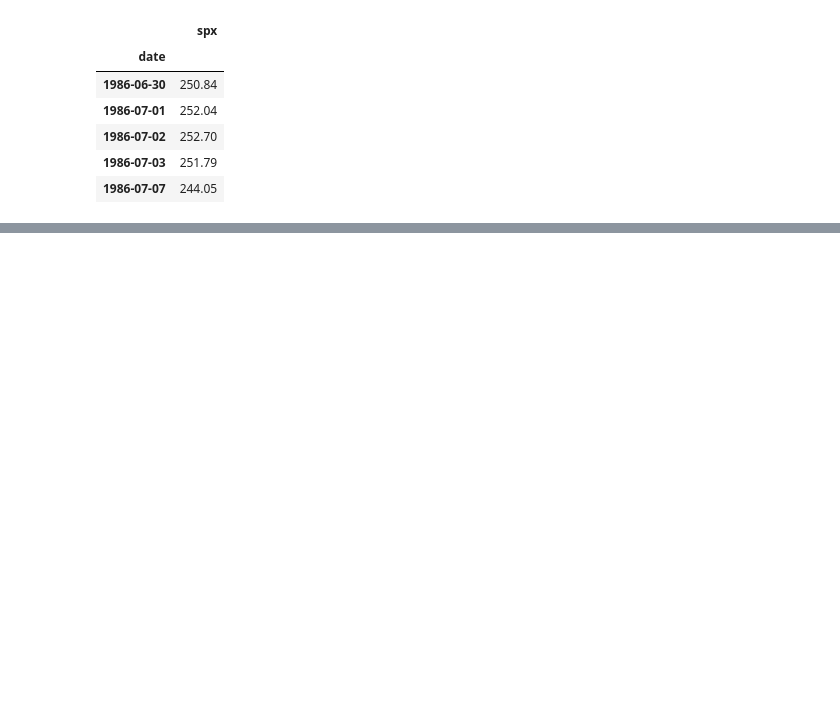
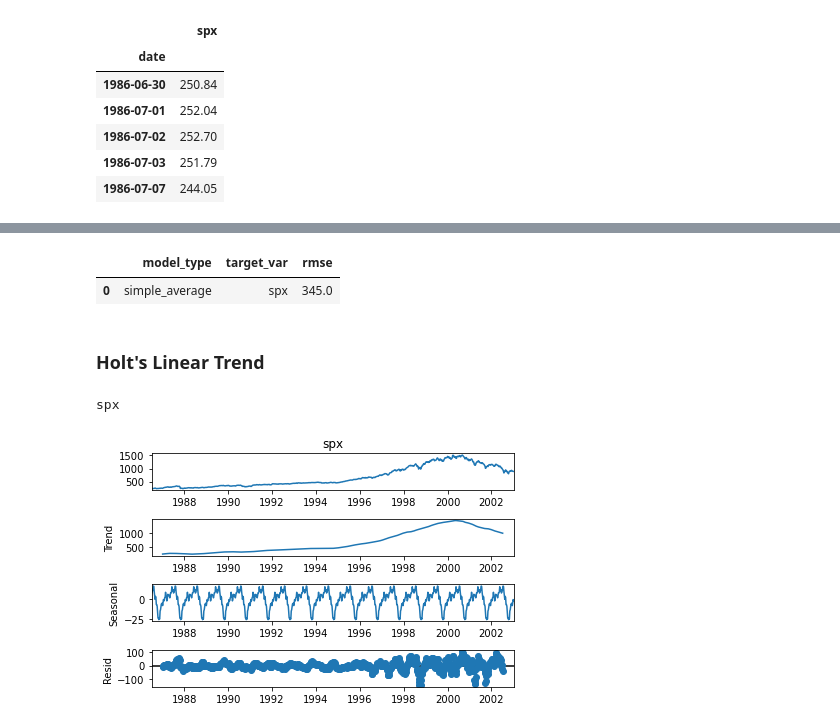
Before and after one commit to lukewbecker/time-series-exercises, a Jupyter notebook: model_exercises.ipynb, the cells around one changed output, grey strips where cells are left out. Saved outputs shown, nothing was run; the diff lists cells and outputs as text; code cells hidden in the pictures; blank space fills up the shorter version.

```diff
--- a/model_exercises.ipynb
+++ b/model_exercises.ipynb
@@ -304,0 +431,19 @@ train.head()
+# %%
+min_rmse_stocks = eval_df.groupby('target_var')['rmse'].min()[0]
+
+# filter only the rows that match those rmse to find out
+# which models are best thus far
+eval_df[((eval_df.rmse == min_rmse_stocks))]
+# %% [output]
+|  | model_type | target_var | rmse |
+| 0 | simple_average | spx | 345.0 |
+# %% [markdown]
+### Holt's Linear Trend
+# %%
+for col in train.columns:
+    print(col,'\n')
+    _ = sm.tsa.seasonal_decompose(train[col].resample('W').mean()).plot()
+    plt.show()
+# %% [output]
+spx
+[figure, added]
```
Also changed, not shown: parts of 21 cells of this notebook.
